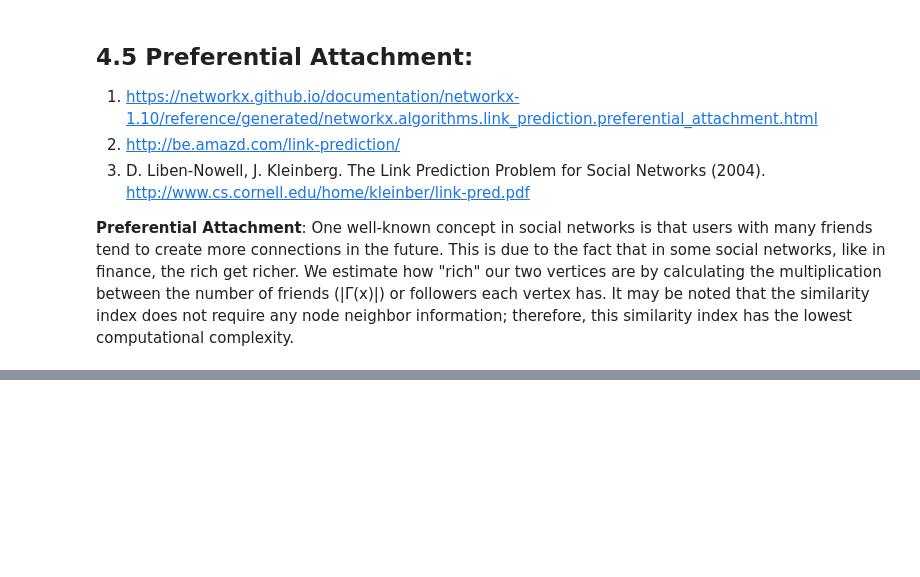
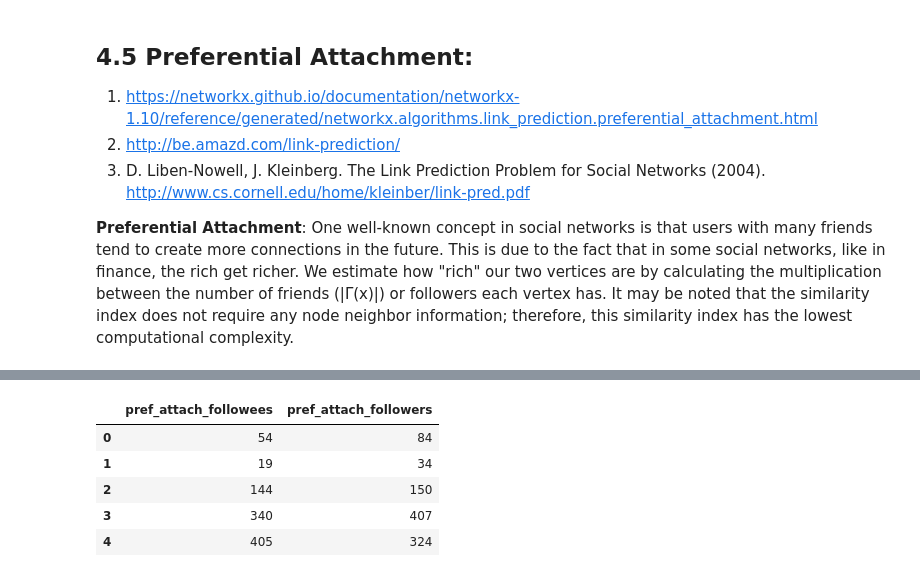
Before and after one commit to saugatapaul1010/Social-Network-Graph-Link-Prediction, a Jupyter notebook: FB_Feature_Engineering.ipynb, the cells around one changed output, grey strips where cells are left out. Saved outputs shown, nothing was run; the diff lists cells and outputs as text; code cells hidden in the pictures; blank space fills up the shorter version.

```diff
--- a/FB_Feature_Engineering.ipynb
+++ b/FB_Feature_Engineering.ipynb
@@ -44,3 +49,8 @@ NameError: name 'os' is not defined
+# %%
+#reading
+from pandas import read_hdf
+df_final_train = read_hdf('data/fea_sample/storage_sample_stage4.h5', 'train_df',mode='r')
+df_final_test = read_hdf('data/fea_sample/storage_sample_stage4.h5', 'test_df',mode='r')
 # %%
 #Get feature information
 df_final_train.columns
@@ -79,0 +115,4 @@ df_final_train['jaccard_followers'] = df_final_train.apply(lambda row:
+# %%
+#Adding features to test data
+df_final_test['pref_attach_followees'] = df_final_test.apply(lambda row: prefer_attach_followees(row['source_node'],row['destination_node']),axis=1)
+df_final_test['pref_attach_followers'] = df_final_test.apply(lambda row: prefer_attach_followers(row['source_node'],row['destination_node']),axis=1)
@@ -79,0 +128,9 @@ df_final_train['jaccard_followers'] = df_final_train.apply(lambda row:
+# %%
+df_final_test[['pref_attach_followees','pref_attach_followers']].head()
+# %% [output]
+|  | pref_attach_followees | pref_attach_followers |
+| 0 | 54 | 84 |
+| 1 | 19 | 34 |
+| 2 | 144 | 150 |
+| 3 | 340 | 407 |
+| 4 | 405 | 324 |
```
Also changed, not shown: parts of 9 cells of this notebook, 3 other files.
